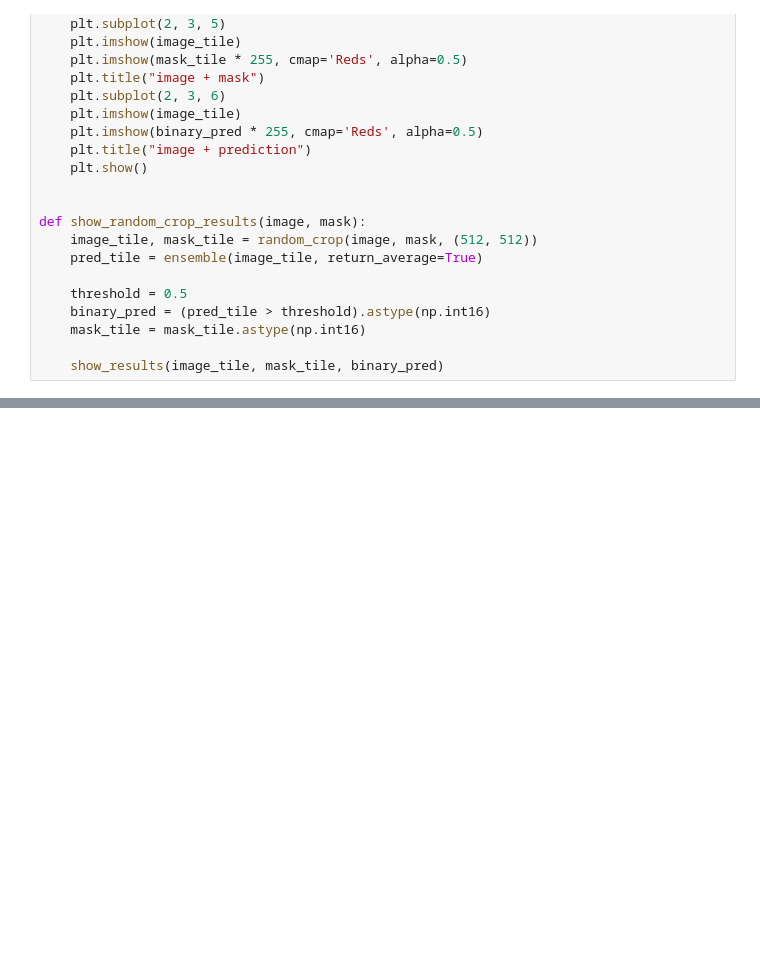
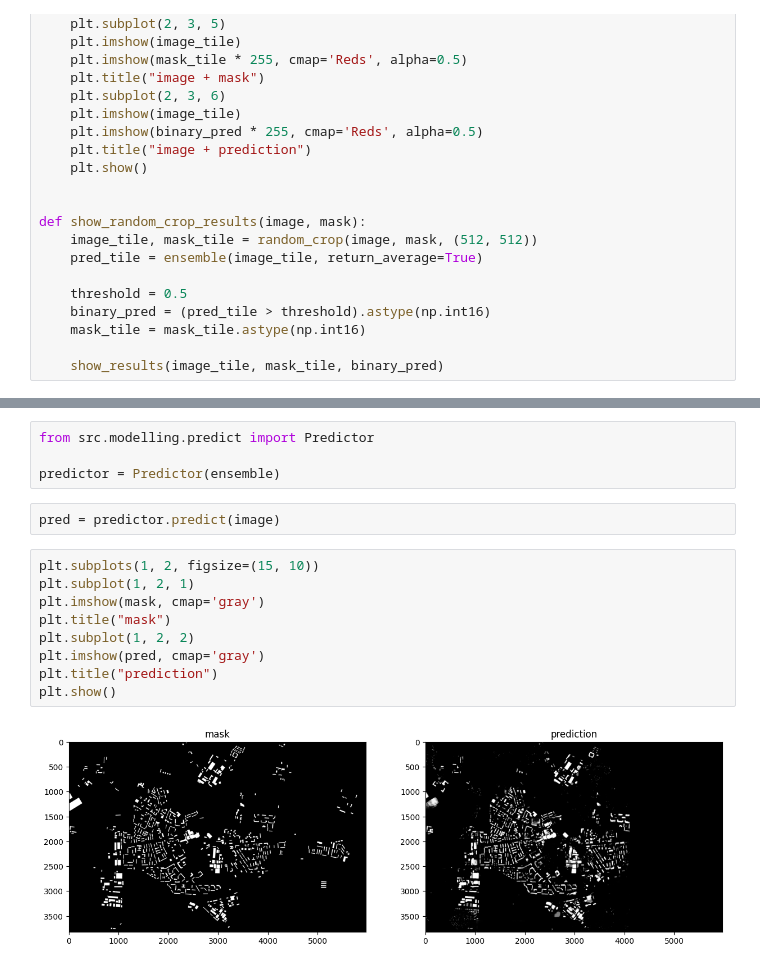
Before and after one commit to Lednik7/skoltech-Infrastructure, a Jupyter notebook: notebooks/ensemble_test.ipynb, the cells around one changed output, grey strips where cells are left out. Cells and saved outputs as stored; diff of their text form; blank space fills up the shorter version.

```diff
--- a/notebooks/ensemble_test.ipynb
+++ b/notebooks/ensemble_test.ipynb
@@ -76,0 +77,17 @@ show_random_crop_results(image, mask)
+# %%
+from src.modelling.predict import Predictor
+
+predictor = Predictor(ensemble)
+# %%
+pred = predictor.predict(image)
+# %%
+plt.subplots(1, 2, figsize=(15, 10))
+plt.subplot(1, 2, 1)
+plt.imshow(mask, cmap='gray')
+plt.title("mask")
+plt.subplot(1, 2, 2)
+plt.imshow(pred, cmap='gray')
+plt.title("prediction")
+plt.show()
+# %% [output]
+[figure, added]
```
Also changed, not shown: parts of 2 cells of this notebook, 4 other files.
